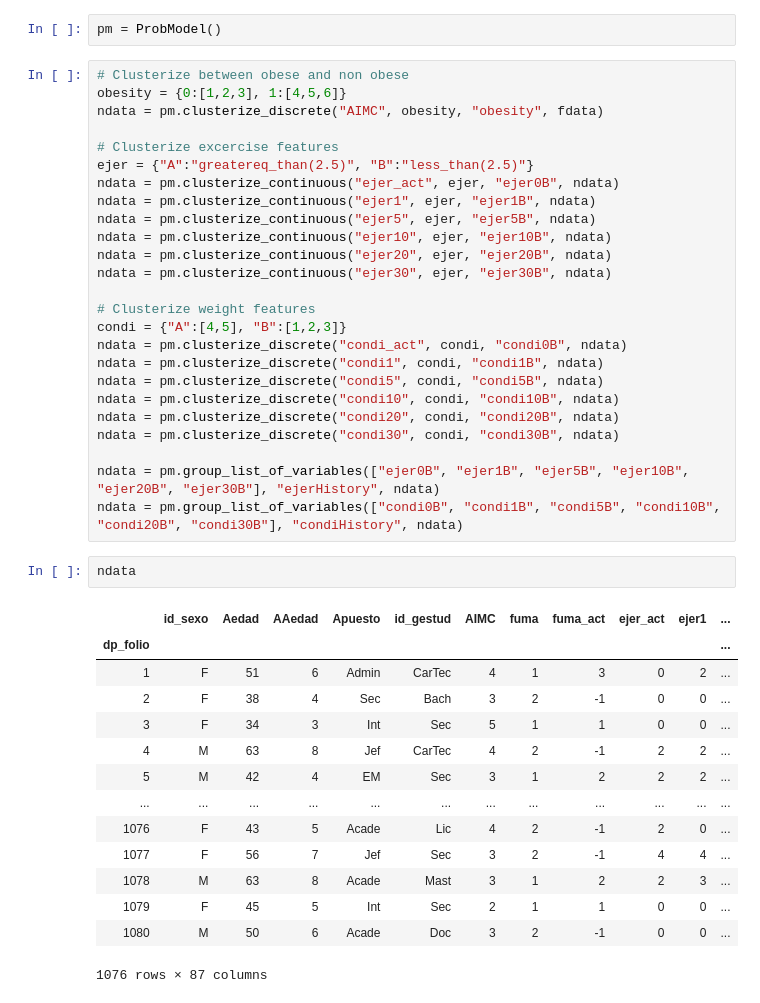
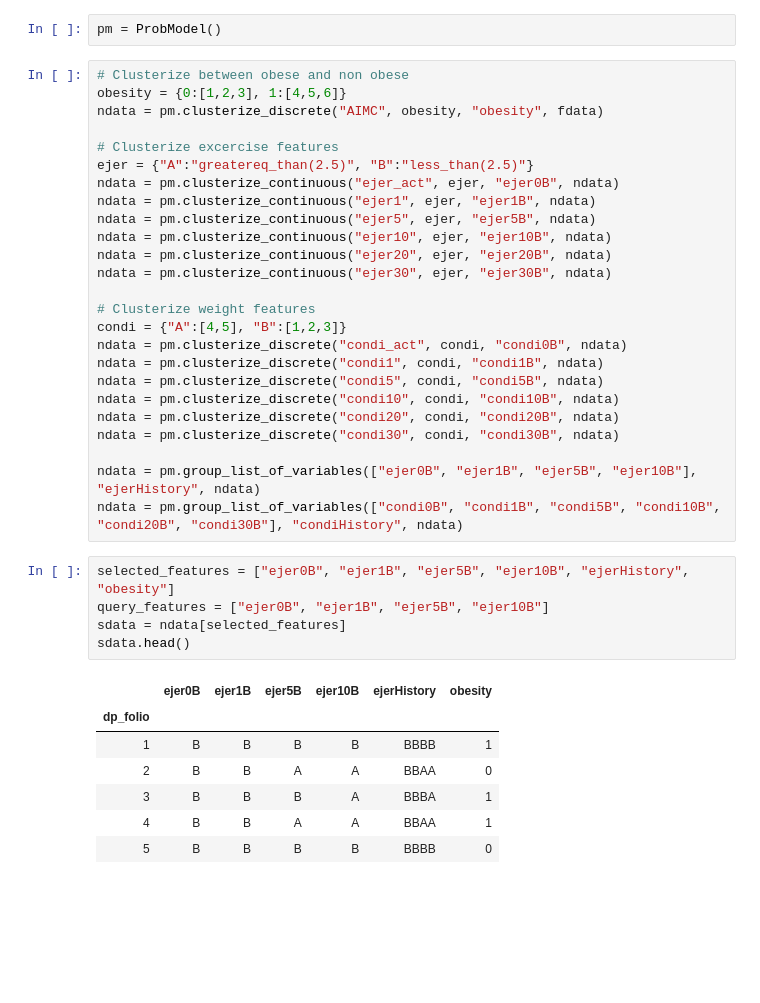
Before and after one commit to vicalbiter/histories, a Jupyter notebook: Imported Scripts.ipynb, the cells around one changed output. Cells and saved outputs as stored; diff of their text form; blank space fills up the shorter version.

```diff
--- a/Imported Scripts.ipynb
+++ b/Imported Scripts.ipynb
@@ -38,22 +39,18 @@ ndata = pm.clusterize_discrete("condi10", condi, "condi10B", ndata)
 ndata = pm.clusterize_discrete("condi20", condi, "condi20B", ndata)
 ndata = pm.clusterize_discrete("condi30", condi, "condi30B", ndata)
 
-ndata = pm.group_list_of_variables(["ejer0B", "ejer1B", "ejer5B", "ejer10B", "ejer20B", "ejer30B"], "ejerHistory", ndata)
+ndata = pm.group_list_of_variables(["ejer0B", "ejer1B", "ejer5B", "ejer10B"], "ejerHistory", ndata)
 ndata = pm.group_list_of_variables(["condi0B", "condi1B", "condi5B", "condi10B", "condi20B", "condi30B"], "condiHistory", ndata)
-# %%
-ndata
-# %% [output]
-|  | id_sexo | Aedad | AAedad | Apuesto | id_gestud | AIMC | fuma | fuma_act | ejer_act | ejer1 | ... |
-| dp_folio |  |  |  |  |  |  |  |  |  |  | ... |
-| 1 | F | 51 | 6 | Admin | CarTec | 4 | 1 | 3 | 0 | 2 | ... |
-| 2 | F | 38 | 4 | Sec | Bach | 3 | 2 | -1 | 0 | 0 | ... |
-| 3 | F | 34 | 3 | Int | Sec | 5 | 1 | 1 | 0 | 0 | ... |
-| 4 | M | 63 | 8 | Jef | CarTec | 4 | 2 | -1 | 2 | 2 | ... |
-| 5 | M | 42 | 4 | EM | Sec | 3 | 1 | 2 | 2 | 2 | ... |
-| ... | ... | ... | ... | ... | ... | ... | ... | ... | ... | ... | ... |
-| 1076 | F | 43 | 5 | Acade | Lic | 4 | 2 | -1 | 2 | 0 | ... |
-| 1077 | F | 56 | 7 | Jef | Sec | 3 | 2 | -1 | 4 | 4 | ... |
-| 1078 | M | 63 | 8 | Acade | Mast | 3 | 1 | 2 | 2 | 3 | ... |
-| 1079 | F | 45 | 5 | Int | Sec | 2 | 1 | 1 | 0 | 0 | ... |
-| 1080 | M | 50 | 6 | Acade | Doc | 3 | 2 | -1 | 0 | 0 | ... |
-1076 rows × 87 columns
+# %%
+selected_features = ["ejer0B", "ejer1B", "ejer5B", "ejer10B", "ejerHistory", "obesity"]
+query_features = ["ejer0B", "ejer1B", "ejer5B", "ejer10B"]
+sdata = ndata[selected_features]
+sdata.head()
+# %% [output]
+|  | ejer0B | ejer1B | ejer5B | ejer10B | ejerHistory | obesity |
+| dp_folio |  |  |  |  |  |  |
+| 1 | B | B | B | B | BBBB | 1 |
+| 2 | B | B | A | A | BBAA | 0 |
+| 3 | B | B | B | A | BBBA | 1 |
+| 4 | B | B | A | A | BBAA | 1 |
+| 5 | B | B | B | B | BBBB | 0 |
```
Also changed, not shown: parts of 11 cells of this notebook, 2 other files.
